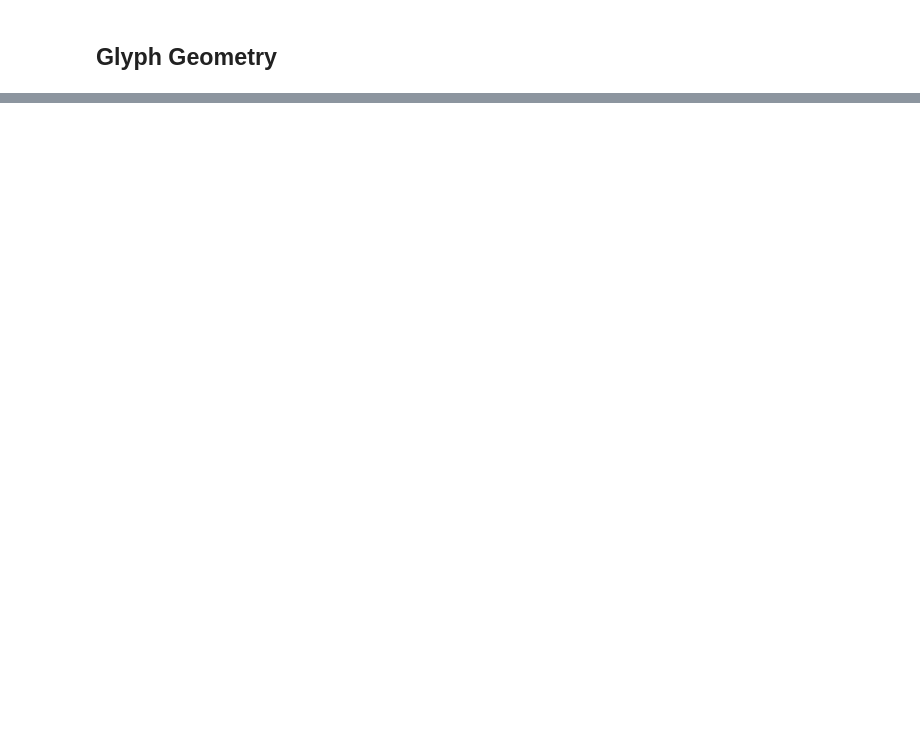
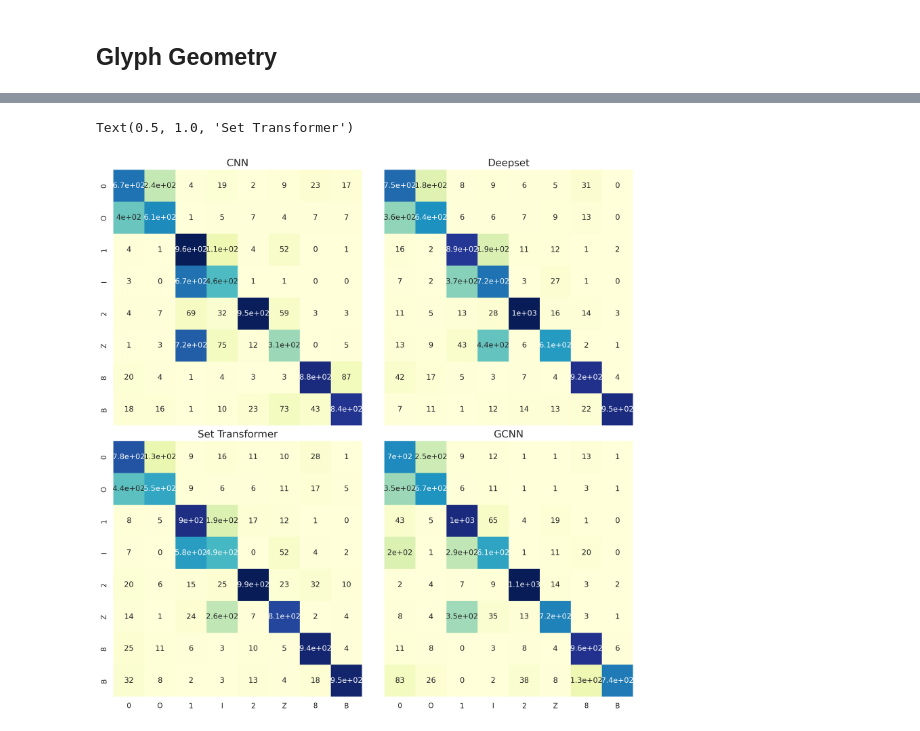
Before and after one commit to zexhuang/GlyphVectors, a Jupyter notebook: experiment/eval.ipynb, the cells around one changed output, grey strips where cells are left out. Saved outputs shown, nothing was run; the diff lists cells and outputs as text; code cells hidden in the pictures; blank space fills up the shorter version.

```diff
--- a/experiment/eval.ipynb
+++ b/experiment/eval.ipynb
@@ -424,0 +516,18 @@ sans_acc_plt.set(ylabel='Accuracy(%)')
+# %%
+test_loader = DataLoader(test_sans_robust, batch_size=64, shuffle=True)
+
+# CNN
+model, criterion = build_model('cnn', 'cnn/serif_robust', 8)
+sans_cm_cnn, _ = validation(test_loader, model, criterion, 8)
+
+# Deepset
+model, criterion = build_model('deepset', 'deepset/serif_robust', 8)
+sans_cm_deepset, _ = validation(test_loader, model, criterion, 8)
+
+# GCNN
+model, criterion = build_model('gcnn', 'gcnn/serif_robust', 8)
+sans_cm_gcnn, _ = validation(test_loader, model, criterion, 8)
+
+# SetTransformer
+model, criterion = build_model('transformer', 'transformer/serif_robust', 8)
+sans_cm_st, _ = validation(test_loader, model, criterion, 8)
@@ -424,0 +583,32 @@ sans_acc_plt.set(ylabel='Accuracy(%)')
+# %%
+classes = ['0', 'O', '1', 'I', '2', 'Z', '8', 'B']
+# %%
+fig, axs = plt.subplots(2, 2, figsize=(12, 12), squeeze=True)
+fig.tight_layout(pad=0.0, w_pad=0.0, h_pad=0.0)
+
+plt_1 = sns.heatmap(pd.DataFrame(sans_cm_cnn.cm,
+                    index = [i for i in classes],
+                    columns = [i for i in classes]), annot=True, cmap="YlGnBu", ax=axs[0,0], cbar=False)
+plt_1.set(xticklabels=[])
+plt_1.axes.set_title('CNN', fontsize=font_size, weight=font_weight)
+
+plt_2 = sns.heatmap(pd.DataFrame(sans_cm_deepset.cm,
+                         index = [i for i in classes],
+                         columns = [i for i in classes]), annot=True, cmap="YlGnBu", ax=axs[0,1], cbar=False)
+plt_2.set(xticklabels=[])
+plt_2.set(yticklabels=[])
+plt_2.axes.set_title('Deepset', fontsize=font_size, weight=font_weight)
+
+plt_3 = sns.heatmap(pd.DataFrame(sans_cm_gcnn.cm,
+                         index = [i for i in classes],
+                         columns = [i for i in classes]), annot=True, cmap="YlGnBu", ax=axs[1,1], cbar=False)
+plt_3.set(yticklabels=[])
+plt_3.axes.set_title('GCNN', fontsize=font_size, weight=font_weight)
+
+plt_4 = sns.heatmap(pd.DataFrame(sans_cm_st.cm,
+                         index = [i for i in classes],
+                         columns = [i for i in classes]), annot=True, cmap="YlGnBu", ax=axs[1,0], cbar=False)
+plt_4.axes.set_title('Set Transformer', fontsize=font_size, weight=font_weight)
+# %% [output]
+Text(0.5, 1.0, 'Set Transformer')
+[figure, added]
```
Also changed, not shown: parts of 30 cells of this notebook, 27 other files.
